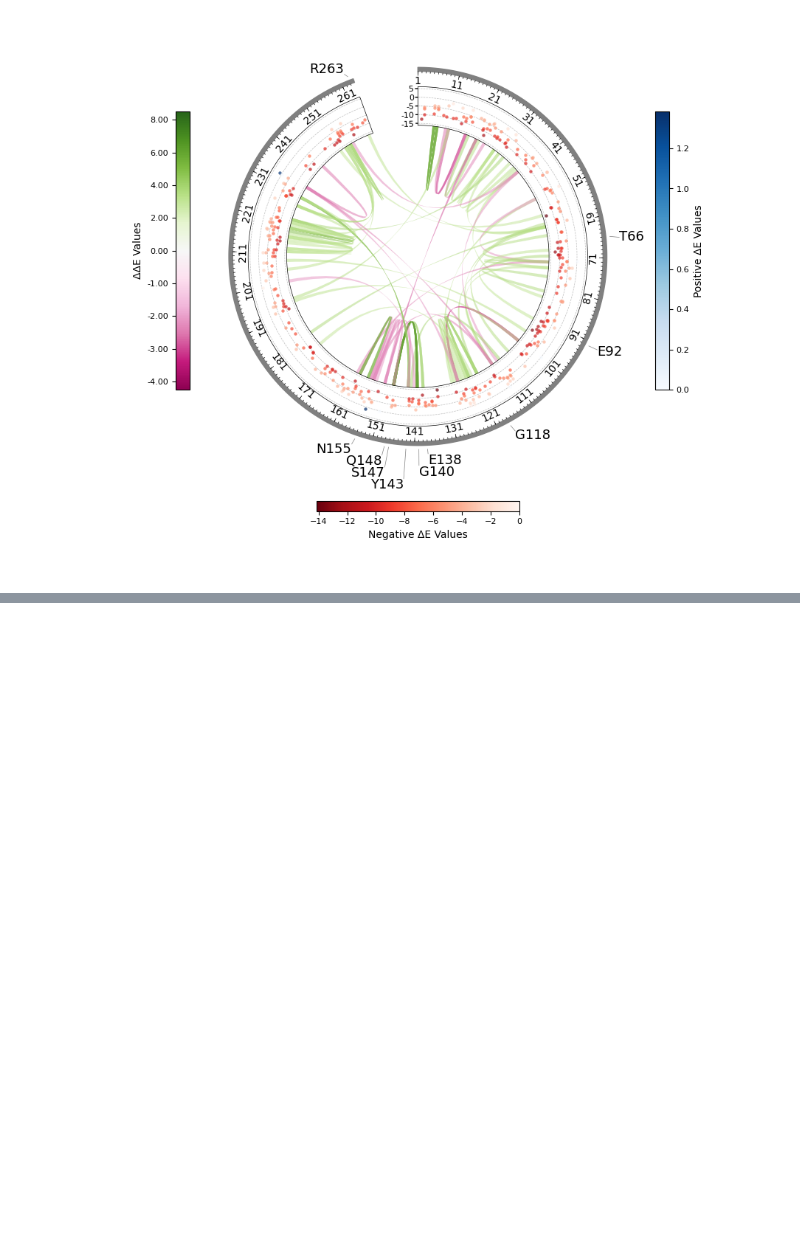
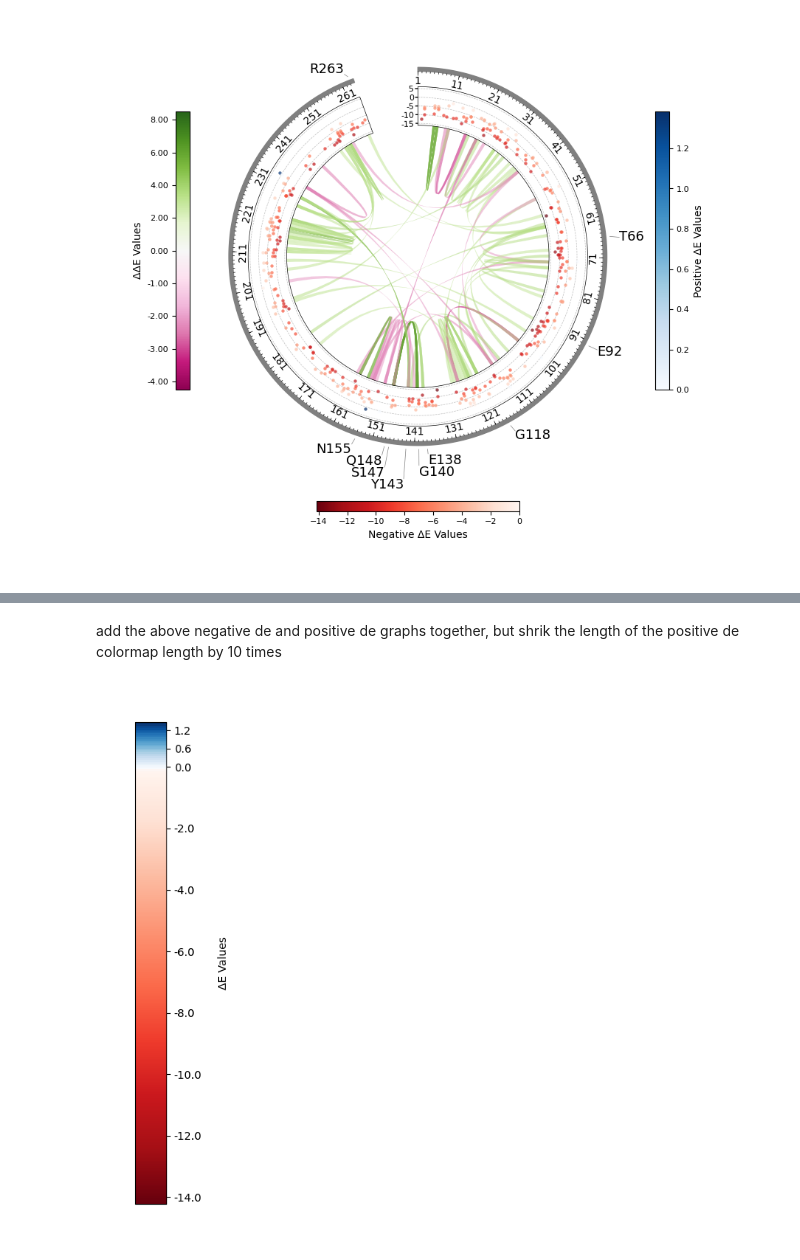
Before and after one commit to Daniel-Xkan/potts_model_test, a Jupyter notebook: PyCirclize2.2.ipynb, the cells around one changed output, grey strips where cells are left out. Saved outputs shown, nothing was run; the diff lists cells and outputs as text; code cells hidden in the pictures; blank space fills up the shorter version.

```diff
--- a/PyCirclize2.2.ipynb
+++ b/PyCirclize2.2.ipynb
@@ -613,0 +584,67 @@ plt.show()
+# %% [markdown]
+add the above negative de and positive de graphs together, but shrik the length of the positive de colormap length by 10 times
+# %%
+# Same setup as before but with vertical orientation and slimmer bar
+
+import numpy as np
+import matplotlib.pyplot as plt
+import matplotlib as mpl
+
+def shifted_cmap(cmap_neg, cmap_pos, vmin, vmax, vcenter, name="shiftedcmap"):
+    """Create a shifted diverging colormap with two different cmaps."""
+    midpoint = (vcenter - vmin) / (vmax - vmin)
+    cdict = {"red": [], "green": [], "blue": []}
+
+    # Negative side
+    reg_index_neg = np.linspace(0, 1, 128, endpoint=False)
+    shift_index_neg = np.linspace(0.0, midpoint, 128, endpoint=False)
+    for ri, si in zip(reg_index_neg, shift_index_neg):
+        r, g, b, _ = cmap_neg(ri)
+        cdict["red"].append((si, r, r))
+        cdict["green"].append((si, g, g))
+        cdict["blue"].append((si, b, b))
+
+    # Positive side
+    reg_index_pos = np.linspace(0, 1, 129, endpoint=True)
+    shift_index_pos = np.linspace(midpoint, 1.0, 129, endpoint=True)
+    for ri, si in zip(reg_index_pos, shift_index_pos):
+        r, g, b, _ = cmap_pos(ri)
+        cdict["red"].append((si, r, r))
+        cdict["green"].append((si, g, g))
+        cdict["blue"].append((si, b, b))
+
+    newcmap = mpl.colors.LinearSegmentedColormap(name, cdict)
+    return newcmap
+
+
+# Original values from filtered_delta_e_dict
+data_min = -14.1431021132
+data_max = 1.38276502956
+
+# Add 0.5% padding
+padding = 0.005 * (data_max - data_min)
+vmin = data_min - padding
+vmax = data_max + padding
+vcenter = 0
+
+# Tick positions (unchanged)
+neg_ticks = np.array([-14, -12, -10, -8, -6, -4, -2, 0])
+pos_ticks = np.array([0.6, 1.2])
+all_ticks = np.concatenate([neg_ticks, pos_ticks])
+
+# Build shifted cmap with Reds_r and Blues
+cmap = shifted_cmap(plt.cm.Reds_r, plt.cm.Blues, vmin, vmax, vcenter)
+norm = mpl.colors.Normalize(vmin=vmin, vmax=vmax)
+
+# Plot with vertical orientation and slimmer bar
+fig, ax = plt.subplots(figsize=(1, 8))
+fig.subplots_adjust(left=0.5)
+
+cb = mpl.colorbar.ColorbarBase(ax, cmap=cmap, norm=norm, orientation="vertical")
+cb.set_ticks(all_ticks)
+cb.set_ticklabels([str(t) for t in all_ticks])
+
+cb.set_label("ΔE Values", rotation=90, labelpad=15)
+plt.show()
+# %% [output]
+[figure, added]
```
Also changed, not shown: parts of 6 cells of this notebook, 2 other files.
